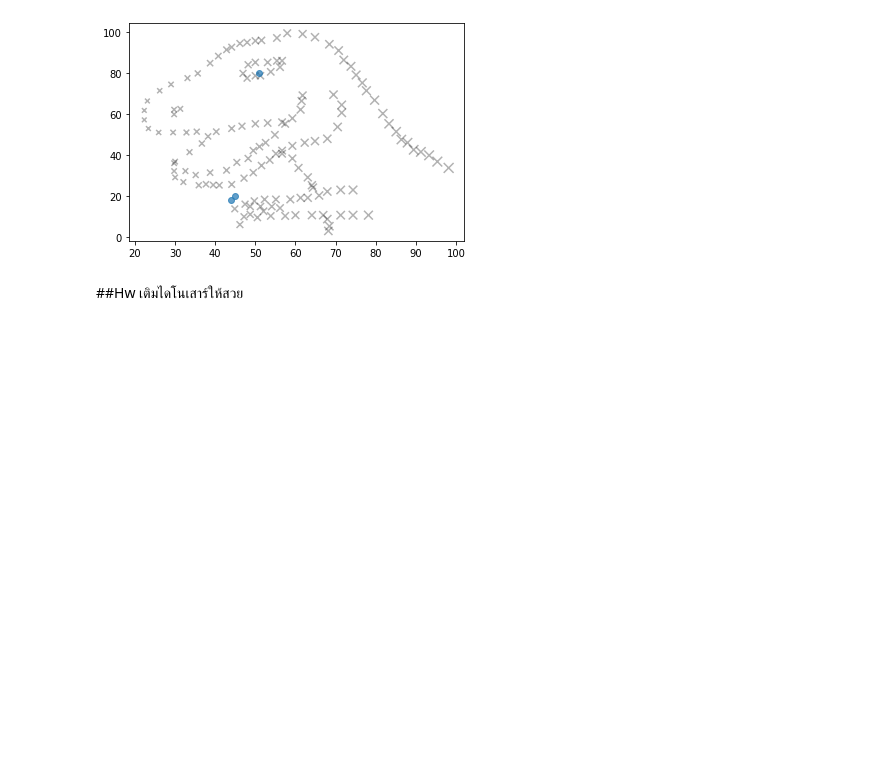
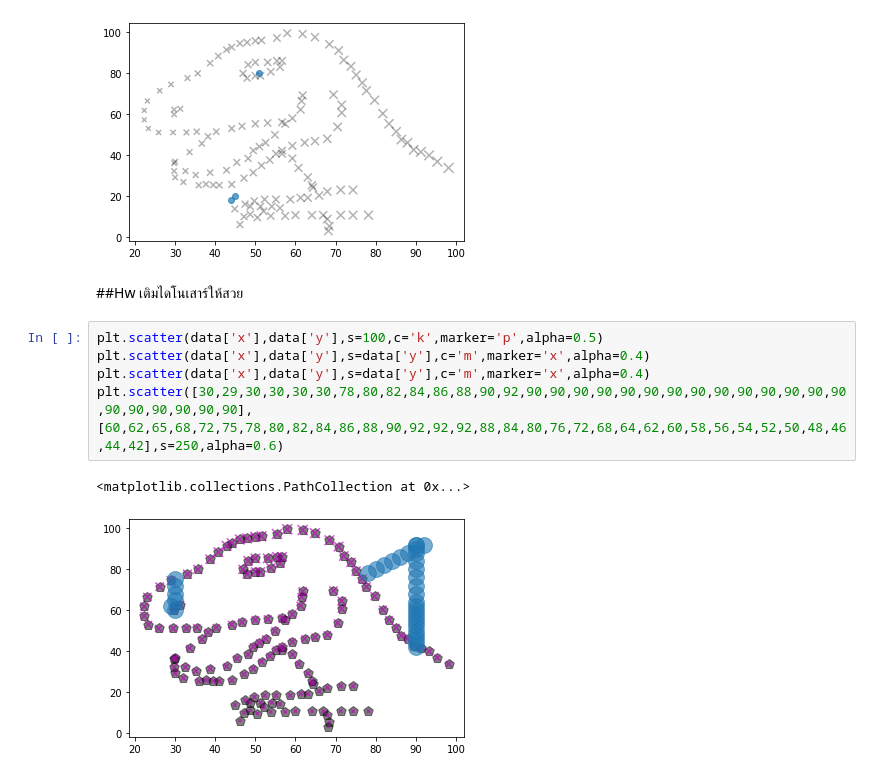
Before and after one commit to Toeylik/kku_data_mining, a Jupyter notebook: Data102.ipynb, the cells around one changed output. Cells and saved outputs as stored; diff of their text form; blank space fills up the shorter version.

```diff
--- a/Data102.ipynb
+++ b/Data102.ipynb
@@ -84,3 +88,11 @@ plt.scatter([44,45,51],[18,20,80],alpha=0.7)
 [figure]
 # %% [markdown]
 ##Hw เติมไดโนเสาร์ให้สวย
+# %%
+plt.scatter(data['x'],data['y'],s=100,c='k',marker='p',alpha=0.5)
+plt.scatter(data['x'],data['y'],s=data['y'],c='m',marker='x',alpha=0.4)
+plt.scatter(data['x'],data['y'],s=data['y'],c='m',marker='x',alpha=0.4)
+plt.scatter([30,29,30,30,30,30,78,80,82,84,86,88,90,92,90,90,90,90,90,90,90,90,90,90,90,90,90,90,90,90,90,90,90,90],[60,62,65,68,72,75,78,80,82,84,86,88,90,92,92,92,88,84,80,76,72,68,64,62,60,58,56,54,52,50,48,46,44,42],s=250,alpha=0.6)
+# %% [output]
+<matplotlib.collections.PathCollection at 0x...>
+[figure, added]
```
Also changed, not shown: parts of 16 cells of this notebook.
